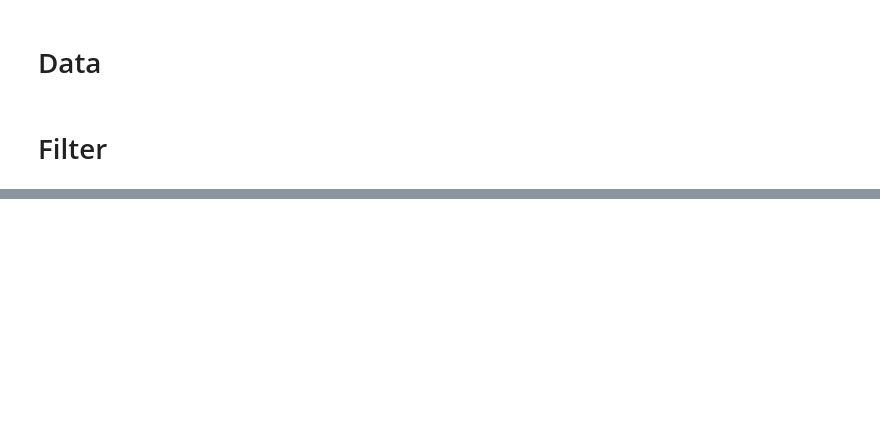
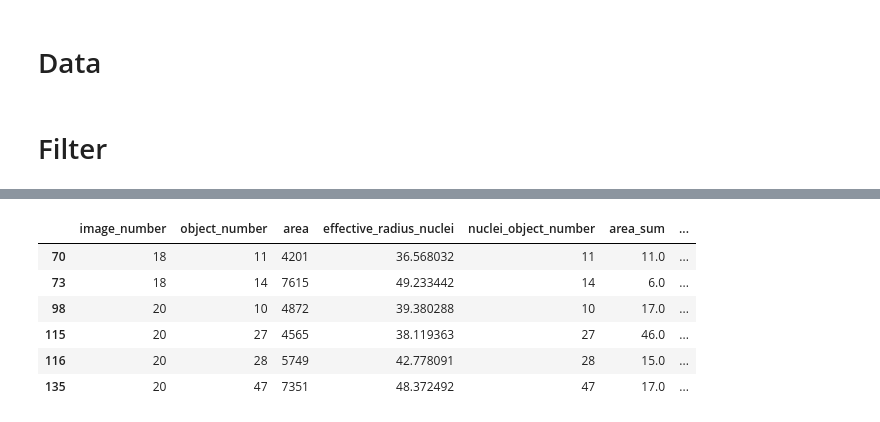
Before and after one commit to harrisonized/puncta-counter, a Jupyter notebook: 20230215-eda.ipynb, the cells around one changed output, grey strips where cells are left out. Saved outputs shown, nothing was run; the diff lists cells and outputs as text; code cells hidden in the pictures; blank space fills up the shorter version.

```diff
--- a/20230215-eda.ipynb
+++ b/20230215-eda.ipynb
@@ -160,13 +265,19 @@ puncta_summary = (
+# %%
+nuclei['effective_radius_nuclei'] = nuclei['area'].apply(lambda x: np.sqrt(x/3.14159))
 # %%
 summary = pd.merge(
-    left=nuclei[['image_number', 'object_number', 'area']],
+    left=nuclei[['image_number', 'object_number', 'area', 'effective_radius_nuclei']],
     right=puncta_summary,
     left_on=['image_number', 'object_number'],
     right_on=['image_number', 'nuclei_object_number'],
     suffixes=('_nuclei', '_puncta'),
     how='left'
 ).fillna({'area_puncta': 0, 'integrated_intensity': 0})
+
 summary['nuclei_object_number'] = summary['object_number']  # fillna
+summary['pct_puncta'] = (
+    summary['effective_radius_puncta'] / summary['effective_radius_nuclei']
+).fillna(0)
 # %%
 fig = plot_single_scatter(
     summary,
@@ -180,3 +295,14 @@ fig = plot_single_scatter(
 fig
 # %% [output]
 [interactive output not drawn]
+# %%
+# check why some are gt 1
+summary[(summary['effective_radius_puncta'] > summary['effective_radius_nuclei'])]
+# %% [output]
+|  | image_number | object_number | area | effective_radius_nuclei | nuclei_object_number | area_sum | ... |
+| 70 | 18 | 11 | 4201 | 36.568032 | 11 | 11.0 | ... |
+| 73 | 18 | 14 | 7615 | 49.233442 | 14 | 6.0 | ... |
+| 98 | 20 | 10 | 4872 | 39.380288 | 10 | 17.0 | ... |
+| 115 | 20 | 27 | 4565 | 38.119363 | 27 | 46.0 | ... |
+| 116 | 20 | 28 | 5749 | 42.778091 | 28 | 15.0 | ... |
+| 135 | 20 | 47 | 7351 | 48.372492 | 47 | 17.0 | ... |
```
Also changed, not shown: parts of 13 cells of this notebook, 3 other files.
